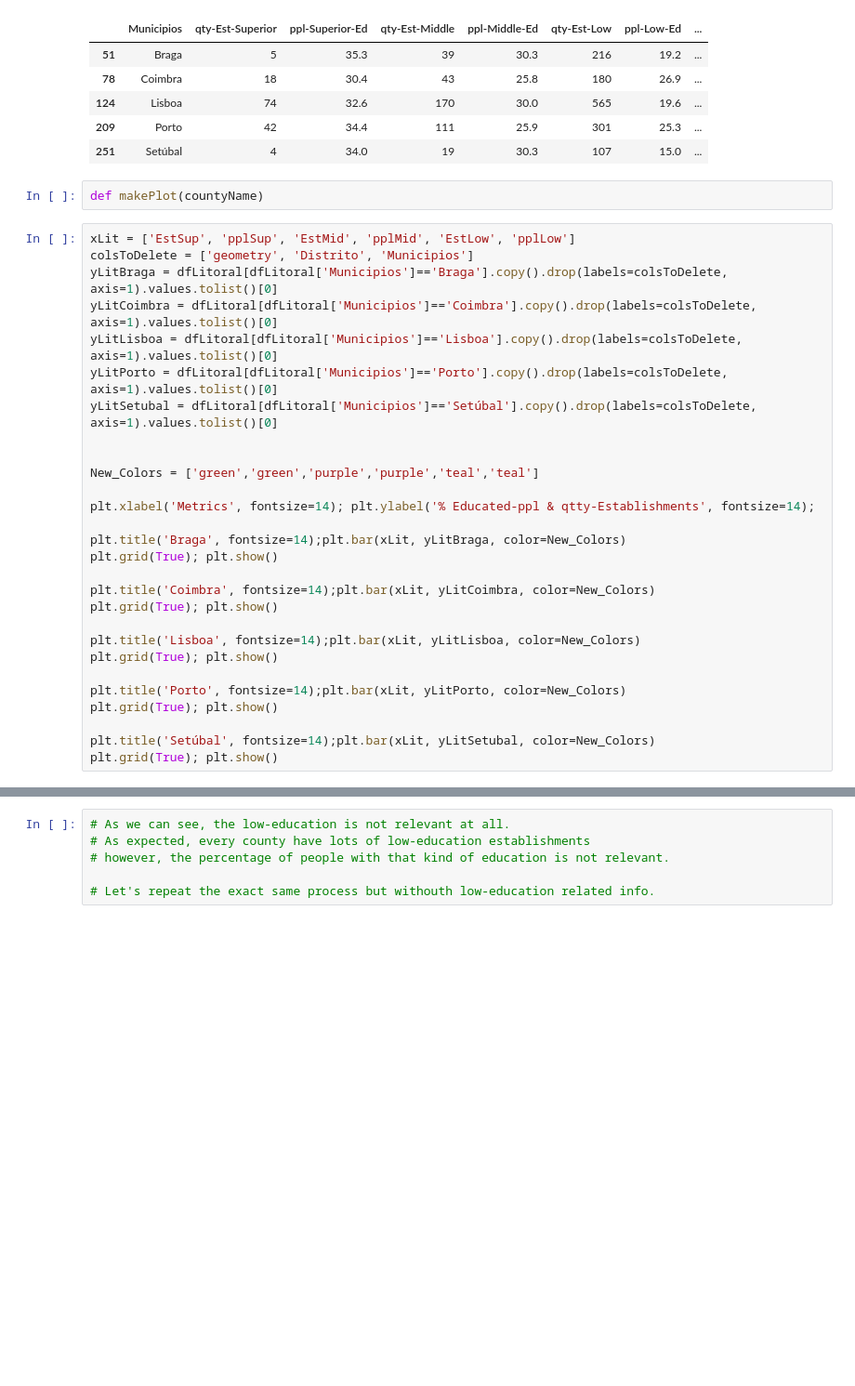
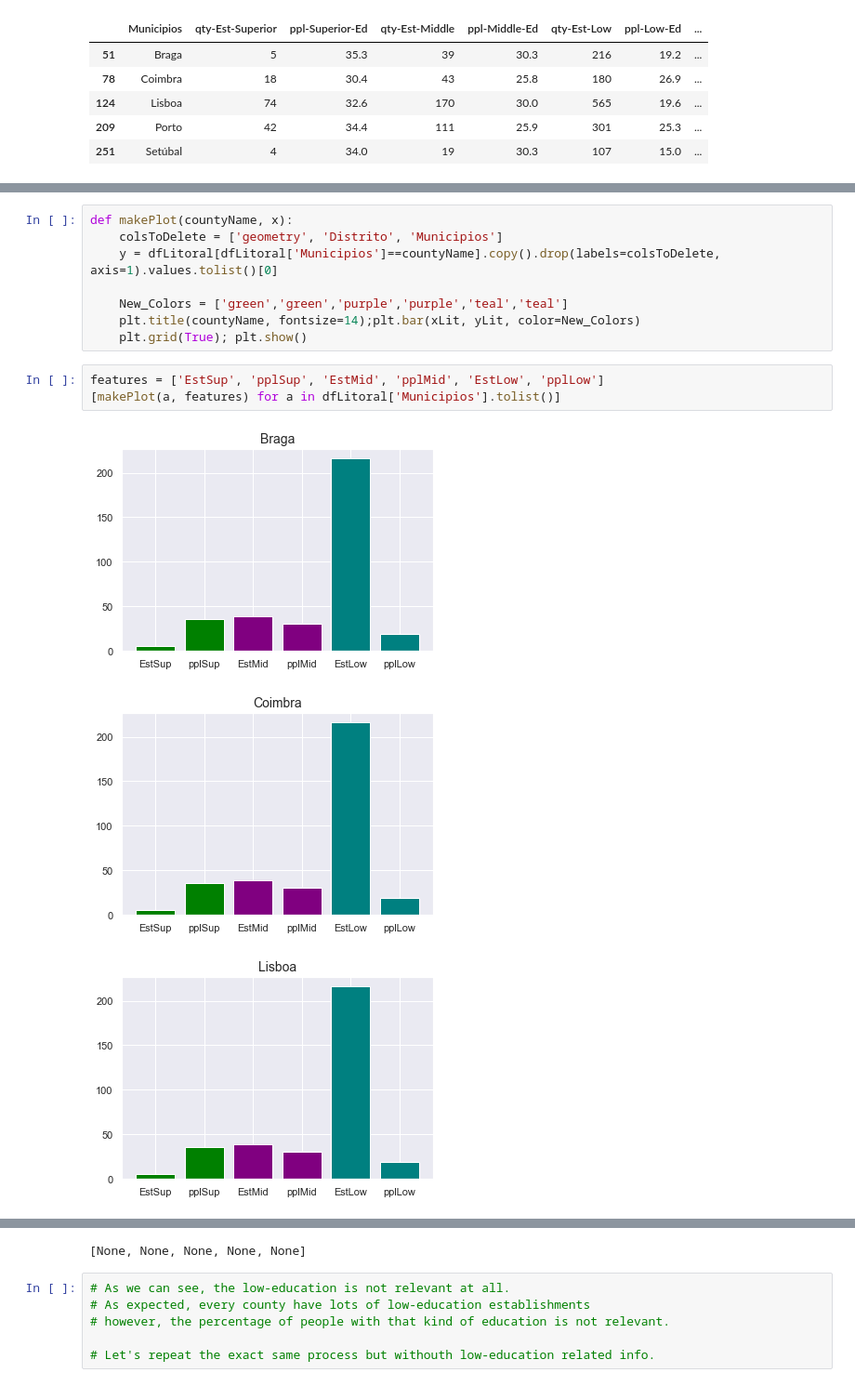
Before and after one commit to hjoaquim/psn-fs-js-hj, a Jupyter notebook: projeto-final.ipynb, the cells around one changed output, grey strips where cells are left out. Shown: that part at 93% size. Saved outputs shown, nothing was run; the diff lists cells and outputs as text; blank space fills up the shorter version.

Commit message:
optimized plot

```diff
--- a/projeto-final.ipynb
+++ b/projeto-final.ipynb
@@ -183,33 +183,3 @@ dfLitoral
 | 124 | Lisboa | 74 | 32.6 | 170 | 30.0 | 565 | 19.6 | ... |
 | 209 | Porto | 42 | 34.4 | 111 | 25.9 | 301 | 25.3 | ... |
 | 251 | Setúbal | 4 | 34.0 | 19 | 30.3 | 107 | 15.0 | ... |
-# %%
-def makePlot(countyName)
-# %%
-xLit = ['EstSup', 'pplSup', 'EstMid', 'pplMid', 'EstLow', 'pplLow']
-colsToDelete = ['geometry', 'Distrito', 'Municipios']
-yLitBraga = dfLitoral[dfLitoral['Municipios']=='Braga'].copy().drop(labels=colsToDelete, axis=1).values.tolist()[0]
-yLitCoimbra = dfLitoral[dfLitoral['Municipios']=='Coimbra'].copy().drop(labels=colsToDelete, axis=1).values.tolist()[0]
-yLitLisboa = dfLitoral[dfLitoral['Municipios']=='Lisboa'].copy().drop(labels=colsToDelete, axis=1).values.tolist()[0]
-yLitPorto = dfLitoral[dfLitoral['Municipios']=='Porto'].copy().drop(labels=colsToDelete, axis=1).values.tolist()[0]
-yLitSetubal = dfLitoral[dfLitoral['Municipios']=='Setúbal'].copy().drop(labels=colsToDelete, axis=1).values.tolist()[0]
-
-
-New_Colors = ['green','green','purple','purple','teal','teal']
-
-plt.xlabel('Metrics', fontsize=14); plt.ylabel('% Educated-ppl & qtty-Establishments', fontsize=14);
-
-plt.title('Braga', fontsize=14);plt.bar(xLit, yLitBraga, color=New_Colors)
-plt.grid(True); plt.show()
-
-plt.title('Coimbra', fontsize=14);plt.bar(xLit, yLitCoimbra, color=New_Colors)
-plt.grid(True); plt.show()
-
-plt.title('Lisboa', fontsize=14);plt.bar(xLit, yLitLisboa, color=New_Colors)
-plt.grid(True); plt.show()
-
-plt.title('Porto', fontsize=14);plt.bar(xLit, yLitPorto, color=New_Colors)
-plt.grid(True); plt.show()
-
-plt.title('Setúbal', fontsize=14);plt.bar(xLit, yLitSetubal, color=New_Colors)
-plt.grid(True); plt.show()
@@ -221,0 +186,15 @@ plt.grid(True); plt.show()
+# %%
+def makePlot(countyName, x):
+    colsToDelete = ['geometry', 'Distrito', 'Municipios']
+    y = dfLitoral[dfLitoral['Municipios']==countyName].copy().drop(labels=colsToDelete, axis=1).values.tolist()[0]
+
+    New_Colors = ['green','green','purple','purple','teal','teal']
+    plt.title(countyName, fontsize=14);plt.bar(xLit, yLit, color=New_Colors)
+    plt.grid(True); plt.show()
+# %%
+features = ['EstSup', 'pplSup', 'EstMid', 'pplMid', 'EstLow', 'pplLow']
+[makePlot(a, features) for a in dfLitoral['Municipios'].tolist()]
+# %% [output]
+[figure, added]
+[figure, added]
+[figure, added]
@@ -222,3 +203,4 @@ plt.grid(True); plt.show()
+[None, None, None, None, None]
 # %%
 # As we can see, the low-education is not relevant at all.
 # As expected, every county have lots of low-education establishments
```
Also changed, not shown: parts of 2 cells of this notebook.
